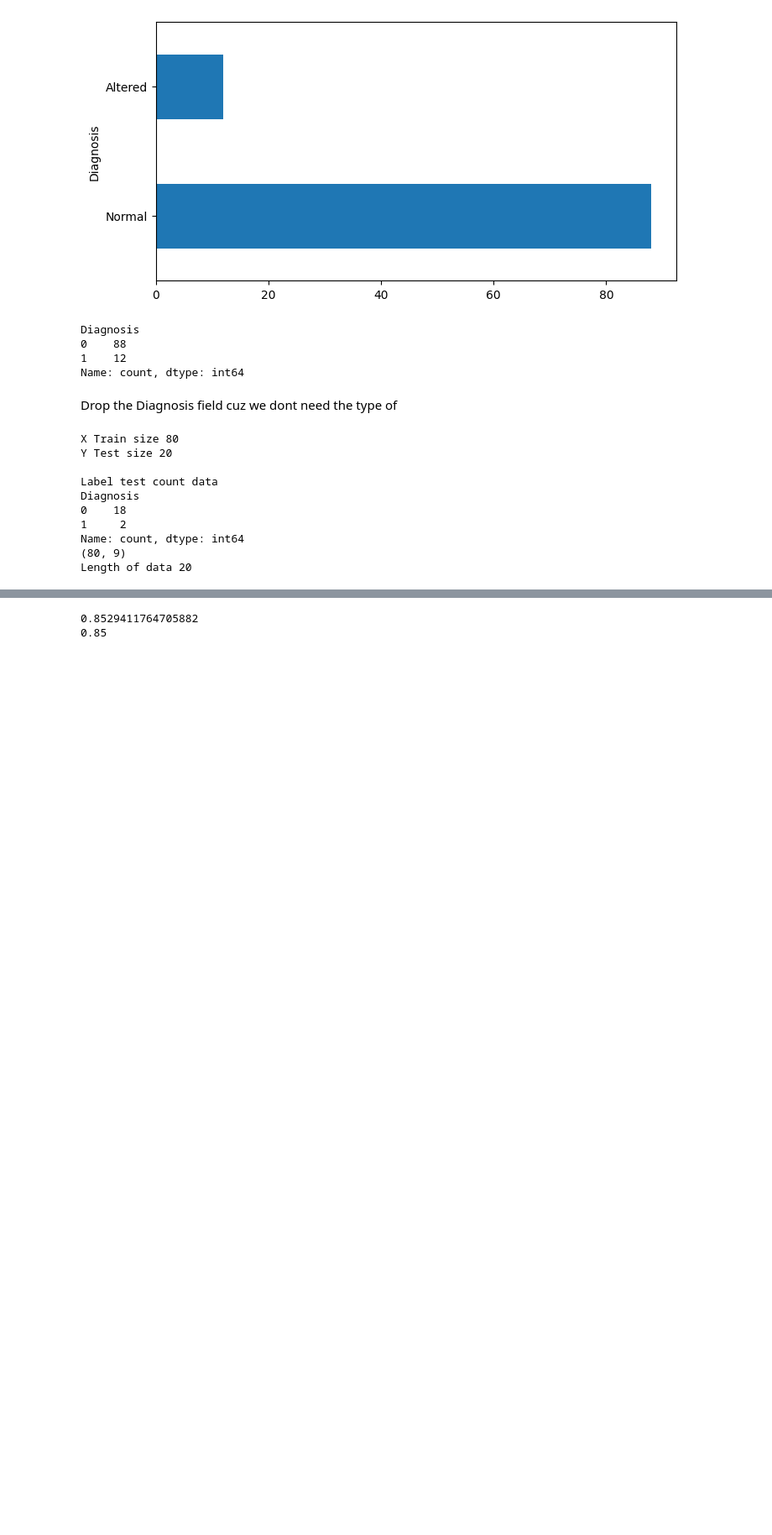
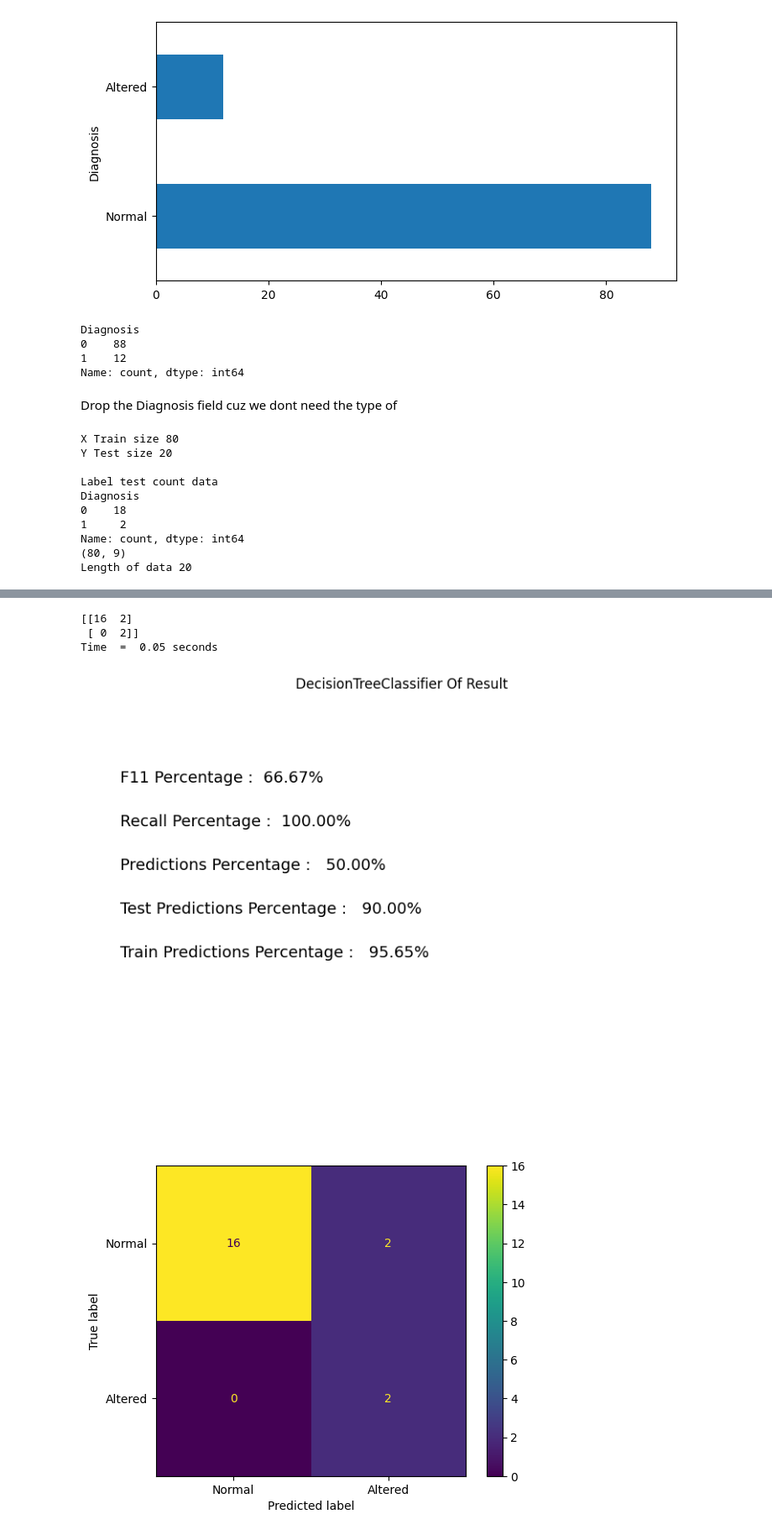
Before and after one commit to tiopramana/machine_learning, a Jupyter notebook: Project/Fertility_Men/main.ipynb, the cells around one changed output, grey strips where cells are left out. Shown at 84% size. Cells and saved outputs as stored; diff of their text form; code cells hidden in the pictures; blank space fills up the shorter version.

Commit message:
new: updating fertility dataset to get lowest accuracy score

```diff
--- a/Project/Fertility_Men/main.ipynb
+++ b/Project/Fertility_Men/main.ipynb
@@ -143,7 +144,7 @@ X = d_fertility.drop(['Diagnosis'], axis=1)
 
 y = d_fertility['Diagnosis']
 
-X_train, X_valid, y_train, y_valid = train_test_split(X, y, test_size=0.2,random_state=42 )
+X_train, X_valid, y_train, y_valid = train_test_split(X, y, test_size=0.2, random_state=4, )
 
 print("X Train size", len(y_train))
 print("Y Test size", len(y_valid))
@@ -187,27 +188,52 @@ Plan :
 # %%
 time_start = time.perf_counter()
 
-model_dt = DecisionTreeClassifier(
-    max_depth=3,
+model_dt = XGBClassifier(
+    max_depth=2,             # Extremely shallow to stop trees memorizing rows
+    learning_rate=0.1,       # Slow learning prevents training score spikes
+    n_estimators=100,        # Few trees to prevent deep ensemble overfitting
     random_state=42,
-    min_samples_split=2,
-    min_samples_leaf=1,
-    class_weight='balanced'
-)
+    eval_metric='logloss'
+    )
 
 model_dt.fit(X_train_smote, y_train_smote)
 
 train_predictions = model_dt.predict(X_train_smote)
 test_predictions  = model_dt.predict(X_valid)
 
 # ============================================
 # EVALUATE
 # ============================================
 train_accuracy = accuracy_score(y_train_smote, train_predictions)
 test_accuracy  = accuracy_score(y_valid, test_predictions)
 
-print(train_accuracy)
-print(test_accuracy)
+Recall = recall_score(y_valid, test_predictions )
+Predictions = precision_score(y_valid, test_predictions)
+F11 = f1_score(y_valid, test_predictions)
+cm = confusion_matrix(y_valid, test_predictions)
+
+print(cm)
+
+print("Time  = ", format(time.perf_counter() -  time_start, '.2f'), 'seconds')
+
+# Printing result
+
+plt.figure(figsize=(10,7))
+plt.axis('off')
+plt.title("DecisionTreeClassifier Of Result")
+
+plt.text(0.05, 0.80, f"F11 Percentage : {F11 * 100 : .2f}%", fontsize = 14, ha='left')
+plt.text(0.05, 0.70, f"Recall Percentage : {Recall * 100 : .2f}%", fontsize = 14, ha='left')
+plt.text(0.05, 0.60, f"Predictions Percentage :  {Predictions * 100 : .2f}%", fontsize=14, ha='left')
+plt.text(0.05, 0.50, f"Test Predictions Percentage :  {test_accuracy * 100 : .2f}%", fontsize=14, ha='left')
+plt.text(0.05, 0.40, f"Train Predictions Percentage :  {train_accuracy * 100 : .2f}%", fontsize=14, ha='left')
+
+ConfusionMatrixDisplay(confusion_matrix=cm, display_labels=['Normal', 'Altered']).plot()
+
+plt.show()
 # %% [output]
-0.8529411764705882
-0.85
+[[16  2]
+ [ 0  2]]
+Time  =  0.05 seconds
+[figure, added]
+[figure, added]
```
Also changed, not shown: parts of 6 cells of this notebook, 1 other file.
